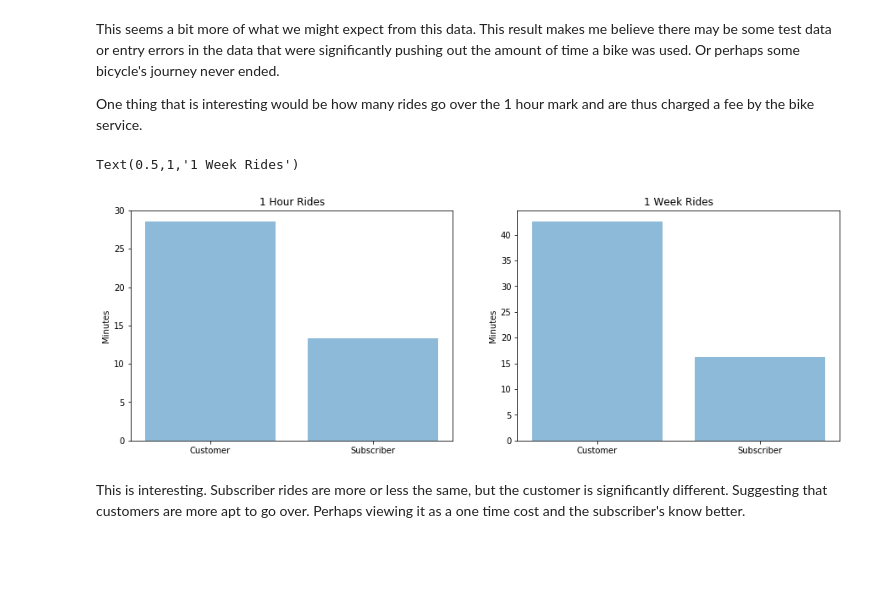
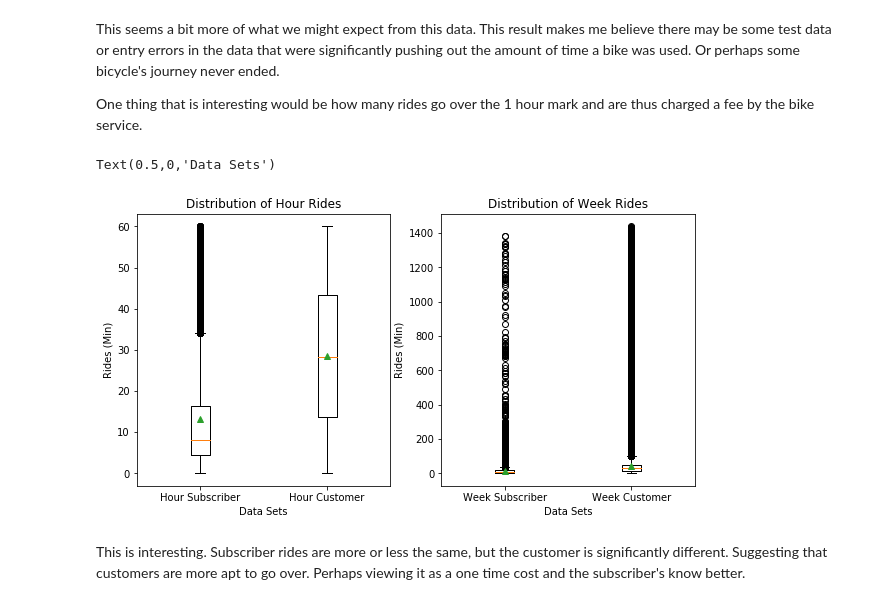
Before and after one commit to StevenBeltramo/Cap-Stone-V.1, a Jupyter notebook: Cap Stone.ipynb, the cells around one changed output. Saved outputs shown, nothing was run; the diff lists cells and outputs as text; code cells hidden in the pictures; blank space fills up the shorter version.

Commit message:
Changes to project
Changed plot to box and added extra  t-test

```diff
--- a/Cap Stone.ipynb
+++ b/Cap Stone.ipynb
@@ -161,42 +161,37 @@ One thing that is interesting would be how many rides go over the 1 hour mark an
 # %%
 #Let's isolate for an hour or less and compare.
 
 
 #Change these graphs to box plots!!!!!!!!!!
 
 hour_df = df[df['TripDurationSec'] <= 3600]
 hour_subscriber_data = hour_df[hour_df['MemberType'] == 'Subscriber']
 hour_customer_data = hour_df[hour_df['MemberType'] == 'Customer']
 
-hour_subscriber_mins = (hour_subscriber_data.TripDurationSec.mean())/60
-hour_customer_mins = (hour_customer_data.TripDurationSec.mean())/60
+hour_subscriber_mins = (hour_subscriber_data.TripDurationSec)/60
+hour_customer_mins = (hour_customer_data.TripDurationSec)/60
 
-plt.figure(figsize=(15,5))
+week_subscriber_mins = normalized_subscriber_data.TripDurationSec / 60
+week_customer_mins = normalized_customer_data.TripDurationSec / 60
+dataset=[hour_subscriber_mins, hour_customer_mins, week_subscriber_mins, week_customer_mins]
 
+plt.figure(figsize=(10,5))
 plt.subplot(1,2,1)
-objects = ('Customer', 'Subscriber')
-y_pos = np.arange(len(objects))
-time = [hour_customer_mins, hour_subscriber_mins]
-
-
-plt.bar(y_pos, time, align='center', alpha=.5)
-plt.xticks(y_pos, objects)
-plt.ylabel('Minutes')
-plt.title('1 Hour Rides')
+plt.boxplot(dataset[:2], showmeans=True)
+plt.xticks(range(1,3), ('Hour Subscriber', 'Hour Customer'))
+plt.title('Distribution of Hour Rides')
+plt.ylabel('Rides (Min)')
+plt.xlabel('Data Sets')
 
 plt.subplot(1,2,2)
-objects = ('Customer', 'Subscriber')
-y_pos = np.arange(len(objects))
-time = [normalized_customer_mins, normalized_subscriber_mins]
-
-
-plt.bar(y_pos, time, align='center', alpha=.5)
-plt.xticks(y_pos, objects)
-plt.ylabel('Minutes')
-plt.title('1 Week Rides')
+plt.boxplot(dataset[2:4], showmeans=True, manage_xticks=True)
+plt.xticks(range(1,3),('Week Subscriber', 'Week Customer'))
+plt.title('Distribution of Week Rides')
+plt.ylabel('Rides (Min)')
+plt.xlabel('Data Sets')
 # %% [output]
-Text(0.5,1,'1 Week Rides')
+Text(0.5,0,'Data Sets')
-[figure, old version]
+[figure, new version]
 # %% [markdown]
 This is interesting.  Subscriber rides are more or less the same, but the customer is significantly different.  Suggesting that customers are more apt to go over.  Perhaps viewing it as a one time cost and the subscriber's know better.
 # %% [markdown]
```
Also changed, not shown: parts of 2 cells of this notebook.
